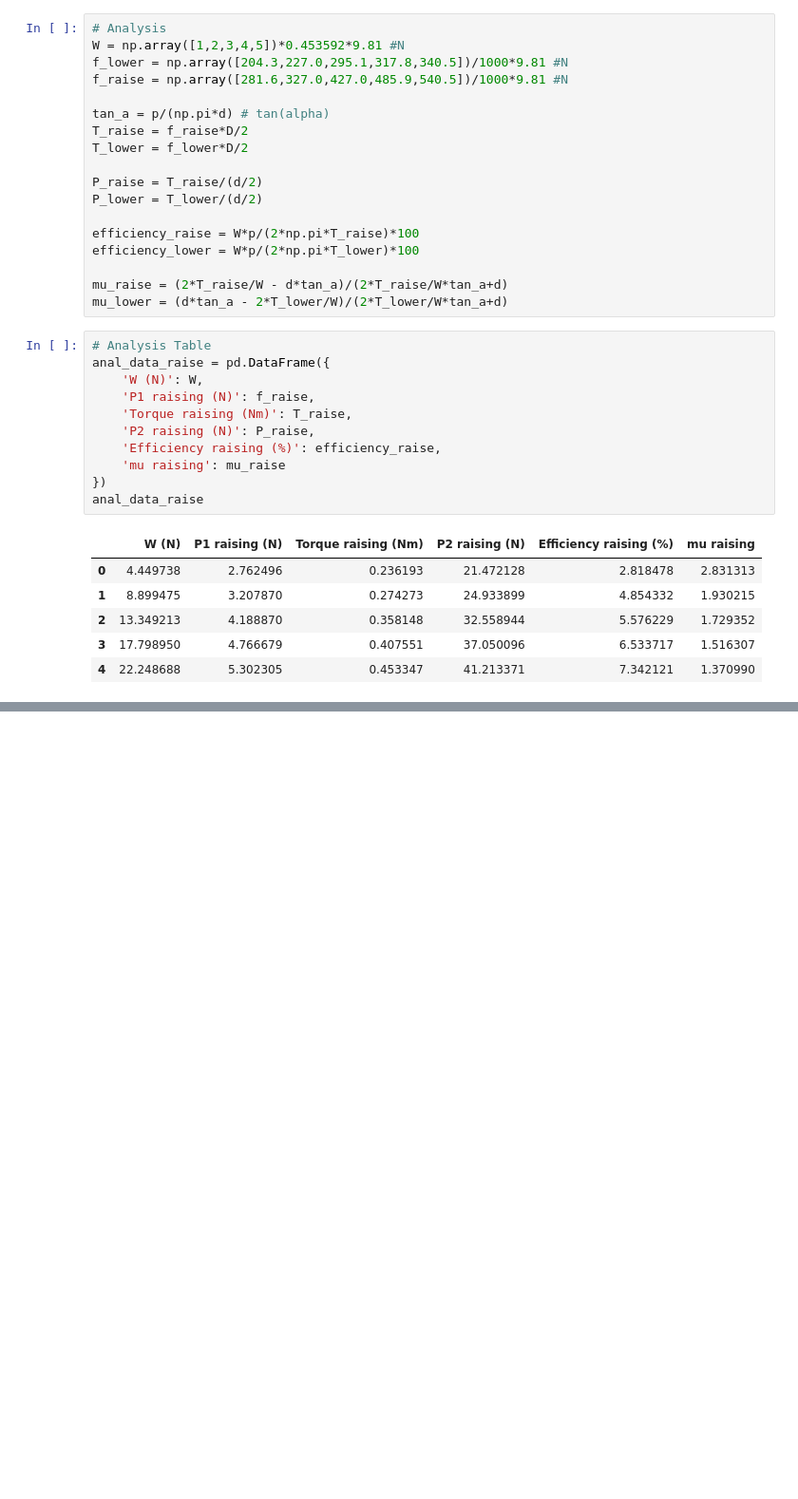
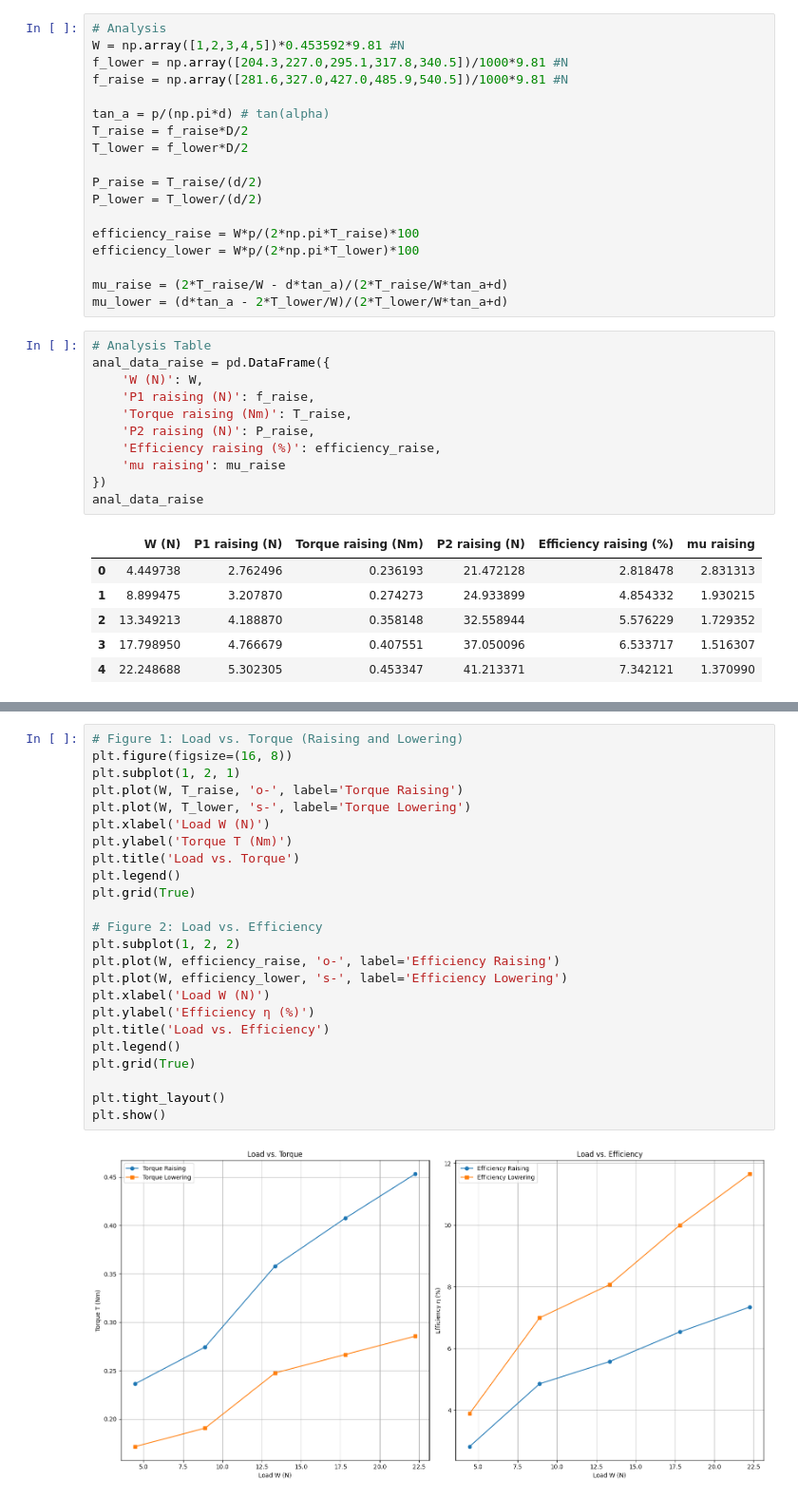
Before and after one commit to David-Junior/Undergrad-Lab-Data-Analysis, a Jupyter notebook: FMM3_212_Theory_of_Machines_Screw_Jack.ipynb, the cells around one changed output, grey strips where cells are left out. Shown at 95% size. Drawn from its saved outputs; the diff is of its cells as text; blank space fills up the shorter version.

```diff
--- a/FMM3_212_Theory_of_Machines_Screw_Jack.ipynb
+++ b/FMM3_212_Theory_of_Machines_Screw_Jack.ipynb
@@ -79,3 +79,29 @@ anal_data_lower
 | 2 | 13.349213 | 2.894931 | 0.247517 | 32.558944 | 8.068621 | -1.260605 |
 | 3 | 17.798950 | 3.117618 | 0.266556 | 37.050096 | 9.989721 | -1.033988 |
 | 4 | 22.248688 | 3.340305 | 0.285596 | 41.213371 | 11.654674 | -0.889740 |
+# %%
+# Figure 1: Load vs. Torque (Raising and Lowering)
+plt.figure(figsize=(16, 8))
+plt.subplot(1, 2, 1)
+plt.plot(W, T_raise, 'o-', label='Torque Raising')
+plt.plot(W, T_lower, 's-', label='Torque Lowering')
+plt.xlabel('Load W (N)')
+plt.ylabel('Torque T (Nm)')
+plt.title('Load vs. Torque')
+plt.legend()
+plt.grid(True)
+
+# Figure 2: Load vs. Efficiency
+plt.subplot(1, 2, 2)
+plt.plot(W, efficiency_raise, 'o-', label='Efficiency Raising')
+plt.plot(W, efficiency_lower, 's-', label='Efficiency Lowering')
+plt.xlabel('Load W (N)')
+plt.ylabel('Efficiency η (%)')
+plt.title('Load vs. Efficiency')
+plt.legend()
+plt.grid(True)
+
+plt.tight_layout()
+plt.show()
+# %% [output]
+[figure, added]
```
Also changed, not shown: parts of 1 cell of this notebook.
